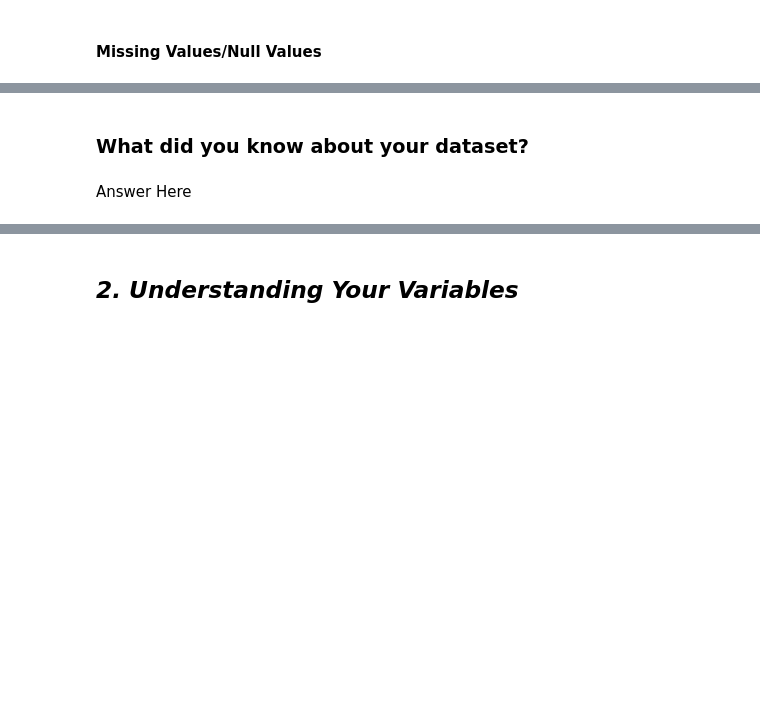
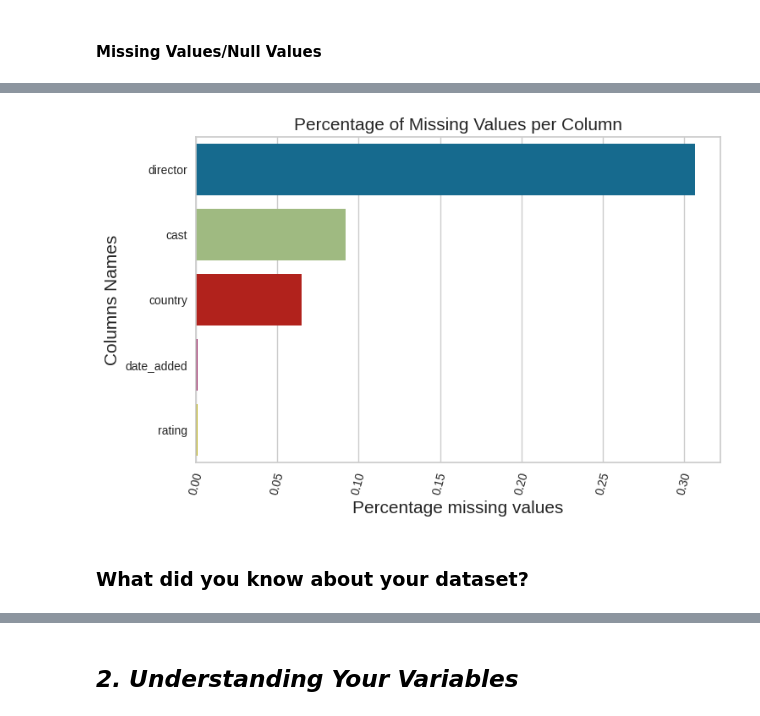
Before and after one commit to somyakmukherjee/Netflix-Movies-and-TV-Shows-Clustering, a Jupyter notebook: Mid_Course_Capstone_Netflix_Movies_And_TvShows_Clustering.ipynb, the cells around one changed output, grey strips where cells are left out. Drawn from its saved outputs; the diff is of its cells as text; code cells hidden in the pictures; blank space fills up the shorter version.

```diff
--- a/Mid_Course_Capstone_Netflix_Movies_And_TvShows_Clustering.ipynb
+++ b/Mid_Course_Capstone_Netflix_Movies_And_TvShows_Clustering.ipynb
@@ -145,3 +152,6 @@ import warnings;warnings.simplefilter('ignore')
+# %%
+# Load Dataset
+df= pd.read_csv("/content/drive/MyDrive/NETFLIX_MOVIES_AND_TV_SHOWS_CLUSTERING.csv")
 # %% [markdown]
 ### Dataset First View
 # %%
@@ -166,0 +227,5 @@ import warnings;warnings.simplefilter('ignore')
+# %%
+# missing values percentage
+missingvalues_percentage = df.isna().sum().sort_values(ascending= False)/len(df)
+missingvalues_percentage_disp = round((df.isna().sum().sort_values(ascending= False)/len(df))*100,2)
+missingvalues_percentage_disp
@@ -167,4 +246,15 @@ import warnings;warnings.simplefilter('ignore')
+# %%
+# Visualizing the missing values
+plt.figure(figsize=(8,5))
+plt.xticks(rotation=75)
+plt.yticks(fontsize=10)
+plt.title("Percentage of Missing Values per Column",fontsize=15)
+
+b=sns.barplot(x=missingvalues_percentage[missingvalues_percentage>0.0],y=missingvalues_percentage[missingvalues_percentage>0.0].index)
+b.set_ylabel("Columns Names",fontsize= 15)
+b.set_xlabel("Percentage missing values",fontsize= 15)
+plt.show()
+# %% [output]
+[figure, added]
 # %% [markdown]
 ### What did you know about your dataset?
-# %% [markdown]
-Answer Here
```
Also changed, not shown: parts of 399 cells of this notebook.
